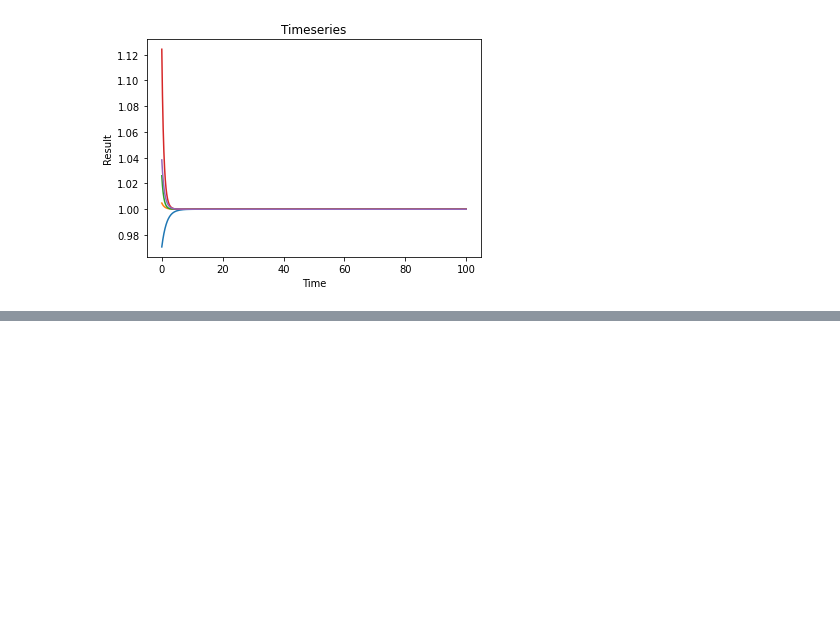
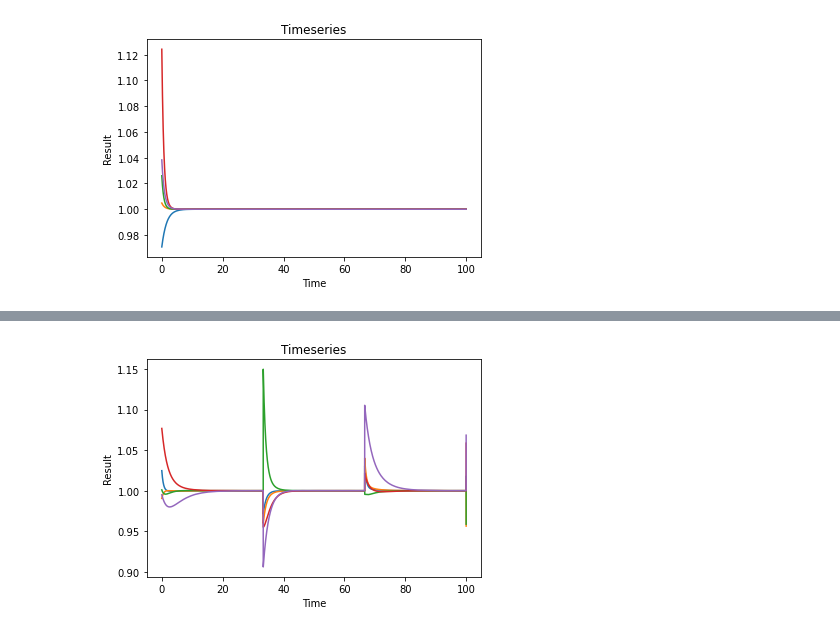
Before and after one commit to ltuijnder/MasterThesis, a Jupyter notebook: PostFWO/Untitled.ipynb, the cells around one changed output, grey strips where cells are left out. Cells and saved outputs as stored; diff of their text form; code cells hidden in the pictures; blank space fills up the shorter version.

```diff
--- a/PostFWO/Untitled.ipynb
+++ b/PostFWO/Untitled.ipynb
@@ -220,0 +326,4 @@ TS.plot(7)
+# %%
+TS.plot(2)
+# %% [output]
+[figure, added]
```
Also changed, not shown: parts of 9 cells of this notebook, 5 other files.
